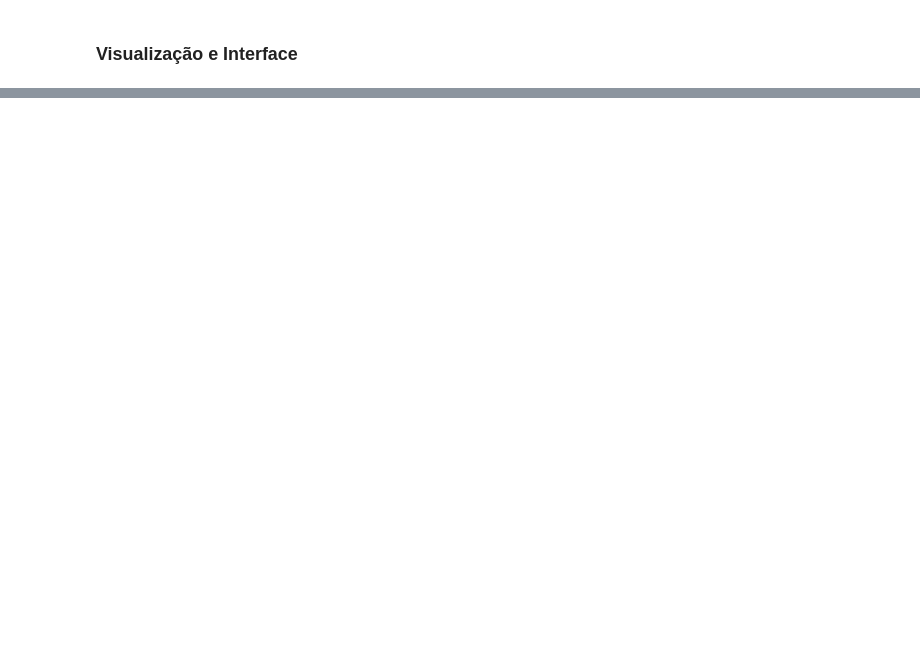
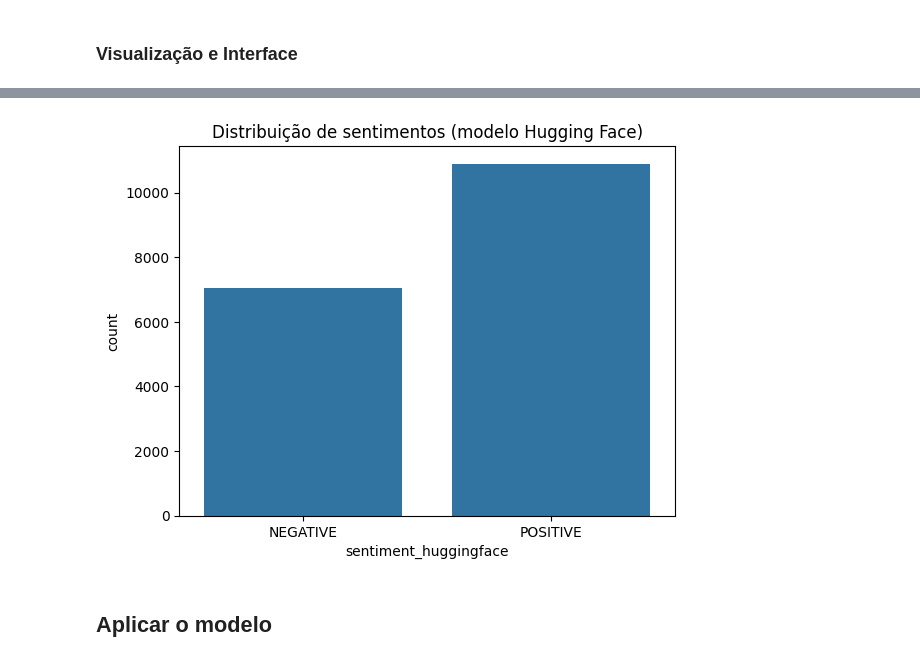
Before and after one commit to radassila/Microsoft_Review, a Jupyter notebook: microsoft_reviews.ipynb, the cells around one changed output, grey strips where cells are left out. Cells and saved outputs as stored; diff of their text form; code cells hidden in the pictures; blank space fills up the shorter version.

```diff
--- a/microsoft_reviews.ipynb
+++ b/microsoft_reviews.ipynb
@@ -247,0 +250,33 @@ if __name__ == "__main__":
+# %%
+import pandas as pd
+from transformers import pipeline
+from tqdm import tqdm
+
+# Carrega o dataset
+df = pd.read_csv("employee_reviews.csv")
+
+# Filtrando as avaliações da Microsoft
+df = df[df['company'].str.lower() == 'microsoft'].reset_index(drop=True)
+
+df.columns
+
+# Junta pros e cons em uma coluna só se necessário
+df['text'] = df['pros'].fillna('') + ' ' + df['cons'].fillna('')
+
+# Carrega modelo de análise de sentimentos
+sentiment_model = pipeline("sentiment-analysis", model="distilbert-base-uncased-finetuned-sst-2-english")
+
+# Cria coluna de sentimentos com tqdm para mostrar progresso
+tqdm.pandas()  # habilita barra de progresso
+
+def classify_sentiment(text):
+    result = sentiment_model(text[:512])[0]  # truncando se muito longo
+    return result['label']
+
+df['sentiment_huggingface'] = df['text'].progress_apply(classify_sentiment)
+
+# Visualiza os primeiros resultados
+print(df[['text', 'sentiment_huggingface']].head())
+
+# (Opcional) salva como novo CSV
+df.to_csv("modelo_huggingface.csv", index=False)
@@ -247,0 +317,11 @@ if __name__ == "__main__":
+# %%
+import seaborn as sns
+import matplotlib.pyplot as plt
+
+sns.countplot(data=df, x='sentiment_huggingface')
+plt.title("Distribuição de sentimentos (modelo Hugging Face)")
+plt.show()
+# %% [output]
+[figure, added]
+# %% [markdown]
+## Aplicar o modelo
```
Also changed, not shown: parts of 19 cells of this notebook, 6 other files.
